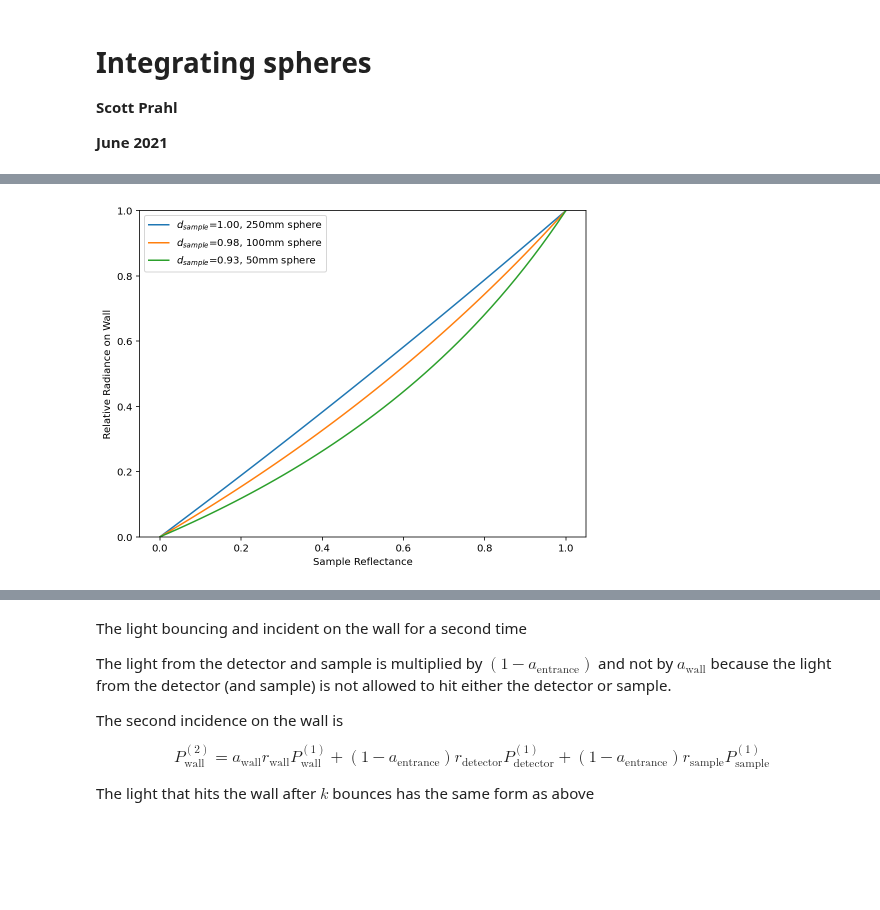
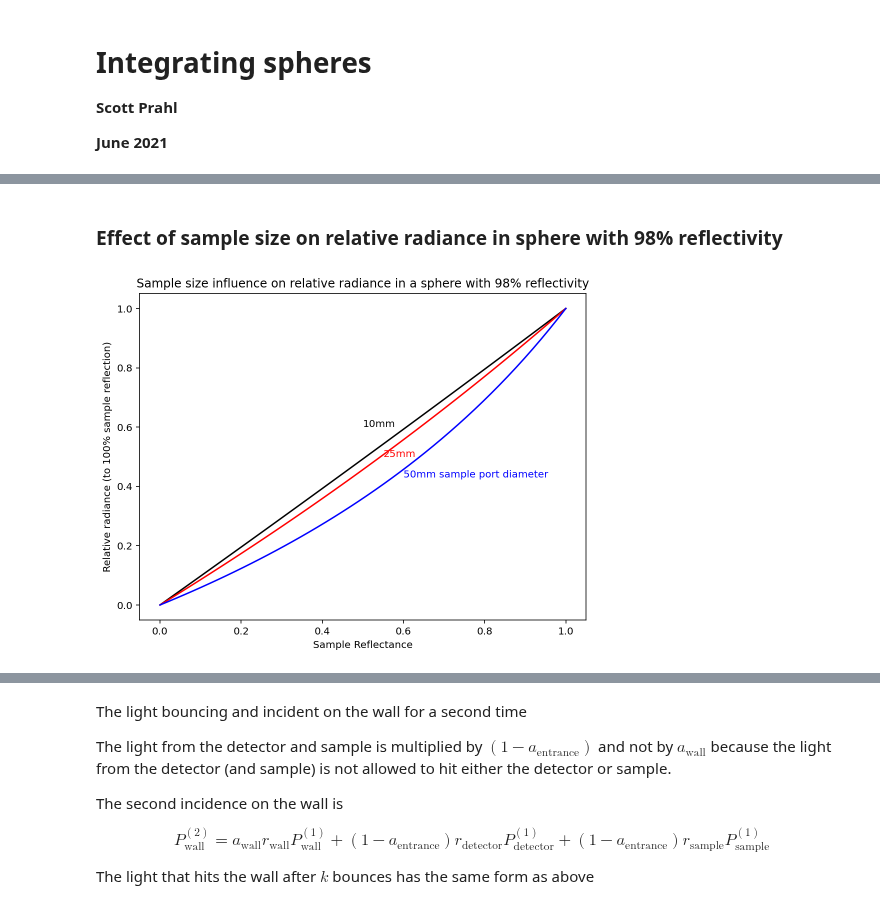
Before and after one commit to scottprahl/iadpython, a Jupyter notebook: docs/sphere.ipynb, the cells around one changed output, grey strips where cells are left out. Drawn from its saved outputs; the diff is of its cells as text; code cells hidden in the pictures; blank space fills up the shorter version.

```diff
--- a/docs/sphere.ipynb
+++ b/docs/sphere.ipynb
@@ -256,27 +261,32 @@ $$
+# %% [markdown]
+### Effect of sample size on relative radiance in sphere with 98% reflectivity
 # %%
+
 r_sample = np.linspace(0.0,1,50)
+s = iadpython.sphere.Sphere(8*25.4, 25.4)
+
 plt.figure(figsize=(8,6))
 
-s = iadpython.sphere.Sphere(250, d_sample=20, d_detector = 12.7, d_entrance=12.7, r_detector=0.2)
-M = s.multiplier(r_sample,r_sample,0.98)
+s.d_sample = 10
+M = s.multiplier(UR1=r_sample, URU=r_sample, r_wall=0.98)
+plt.plot(r_sample, M/np.max(M), color='black')
+plt.text(0.5,0.60,'%gmm'%(s.d_sample), color='black')
+
+s.d_sample=25
+M = s.multiplier(UR1=r_sample, URU=r_sample, r_wall=0.98)
+plt.plot(r_sample, M/np.max(M), color='red')
+plt.text(0.55,0.5,'%gmm'%(s.d_sample), color='red')
+
+s.d_sample=50
+M = s.multiplier(UR1=r_sample, URU=r_sample, r_wall=0.98)
 label='$d_{sample}$=%.2f, %.0fmm sphere'%(s.a_wall,s.d_sphere)
-plt.plot(r_sample, M/np.max(M), label=label)
+plt.plot(r_sample, M/np.max(M), color='blue')
+plt.text(0.6,0.43,'%gmm sample port diameter'%(s.d_sample), color='blue')
 
-s.d_sphere=100
-M = s.multiplier(r_sample,r_sample,0.98)
-label='$d_{sample}$=%.2f, %.0fmm sphere'%(s.a_wall,s.d_sphere)
-plt.plot(r_sample, M/np.max(M), label=label)
-
-s.d_sphere=50
-M = s.multiplier(r_sample,r_sample,0.98)
-label='$d_{sample}$=%.2f, %.0fmm sphere'%(s.a_wall,s.d_sphere)
-plt.plot(r_sample, M/np.max(M), label=label)
-
-plt.legend()
 plt.xlabel('Sample Reflectance')
-plt.ylabel('Relative Radiance on Wall')
-plt.ylim(0,1)
+plt.ylabel('Relative radiance (to 100% sample reflection)')
+plt.title('Sample size influence on relative radiance in a sphere with 98% reflectivity')
 
 plt.show()
 # %% [output]
-[figure, old version]
+[figure, new version]
```
Also changed, not shown: parts of 14 cells of this notebook.
